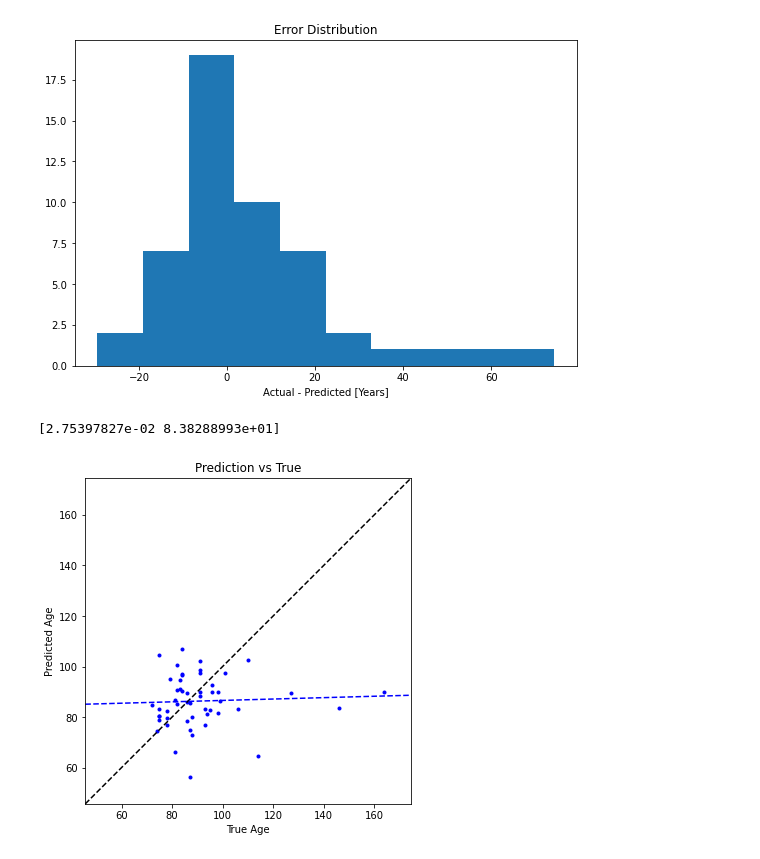
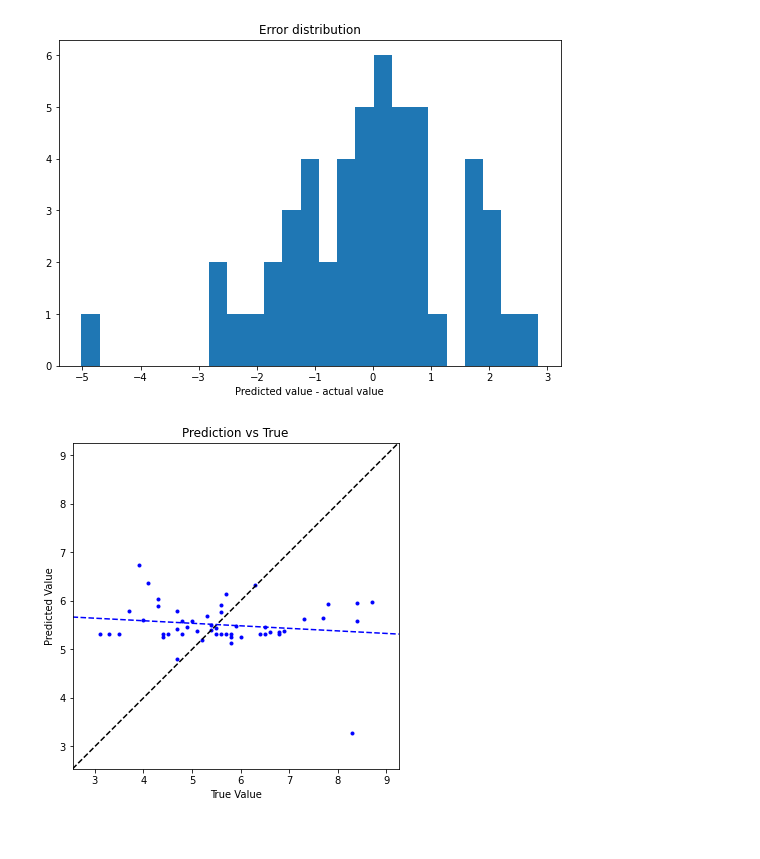
Before and after one commit to InSilicoSolutions/DeepLearningCyTOF, a Jupyter notebook: aging-cytof/subject-glucose.ipynb, the cells around one changed output. Cells and saved outputs as stored; diff of their text form; code cells hidden in the pictures.

```diff
--- a/aging-cytof/subject-glucose.ipynb
+++ b/aging-cytof/subject-glucose.ipynb
@@ -82,16 +85,19 @@ y = []
 for i, row in samples.iterrows():
     if math.isnan(row[phenotype]):
         continue
+    phenval = row[phenotype]
     x.append(cyto_data[i])
-    y.append(row[phenotype])
-age_range = max(y) - min(y)
+    y.append(phenval)
 x = np.asarray(x)
 y_raw = np.asarray(y)
-age_min = min(y_raw)
-age_max = max(y_raw)
-age_range = age_max - age_min
-y = (y_raw - age_min) / age_range
 
-x_train, x_valid, y_train, y_valid = train_test_split(x, y)
-len(y)
+x_train, x_valid, y_train, y_valid = train_test_split(x, y_raw)
+
+y_train = y_train.reshape(-1,1)
+y_valid = y_valid.reshape(-1,1)
+scaler = StandardScaler()
+scaler.fit(y_train)
+y_train = scaler.transform(y_train).reshape(1,-1)[0]
+y_valid = scaler.transform(y_valid).reshape(1,-1)[0]
+print(x_train.shape, x_valid.shape)
 # %% [output]
@@ -189,6 +204,6 @@ plt.show()
 # %%
 #### Step 7: test the final model #####
-final_model = load_model(model_store)
+final_model = model
 x_test = x_valid
 y_test = y_valid
 y_scores = final_model.predict([x_test])
@@ -208,0 +211,6 @@ dtype: float64
+# %%
+vals_true = pd.Series(scaler.inverse_transform(y_test.reshape(-1,1)).reshape(1,-1)[0])
+vals_pred = pd.Series(scaler.inverse_transform(y_scores.reshape(-1,1)).reshape(1,-1)[0])
+# %%
+errors = vals_pred - vals_true
+errors.describe()
@@ -209,28 +227,24 @@ dtype: float64
 # %%
-plt.hist(errors)
-plt.title('Error Distribution')
-plt.xlabel('Actual - Predicted [Years]')
+plt.hist(errors, bins=25)
+plt.title('Error distribution')
+plt.xlabel('Predicted value - actual value')
 plt.show()
 # %% [output]
-[figure, old version]
+[figure, new version]
 # %%
-age_true = y_test*age_range + age_min
-age_pred = y_scores*age_range + age_min
-plt.plot(age_true, age_pred,'b.')
+plt.plot(vals_true, vals_pred,'b.')
 plt.axis('square')
-limits = (min(min(age_true), min(age_pred)), max(max(age_true), max(age_pred)))
+limits = (min(min(vals_true), min(vals_pred)), max(max(vals_true), max(vals_pred)))
 limits = (limits[0] - 0.1*(limits[1] - limits[0]), limits[1] + 0.1*(limits[1] - limits[0]))
 plt.xlim(limits)
 plt.ylim(limits)
-plt.xlabel('True Age')
-plt.ylabel('Predicted Age')
+plt.xlabel('True Value')
+plt.ylabel('Predicted Value')
 plt.title('Prediction vs True')
 plt.plot(limits,limits,'--k')
-coef = np.polyfit(age_true, age_pred, 1)
-print(coef)
+coef = np.polyfit(vals_true, vals_pred, 1)
 poly1d_fn = np.poly1d(coef)
 plt.plot(limits, poly1d_fn(limits), '--b')
 plt.show()
 # %% [output]
-[2.75397827e-02 8.38288993e+01]
-[figure, old version]
+[figure, new version]
```
Also changed, not shown: parts of 14 cells of this notebook, 11 other files.
